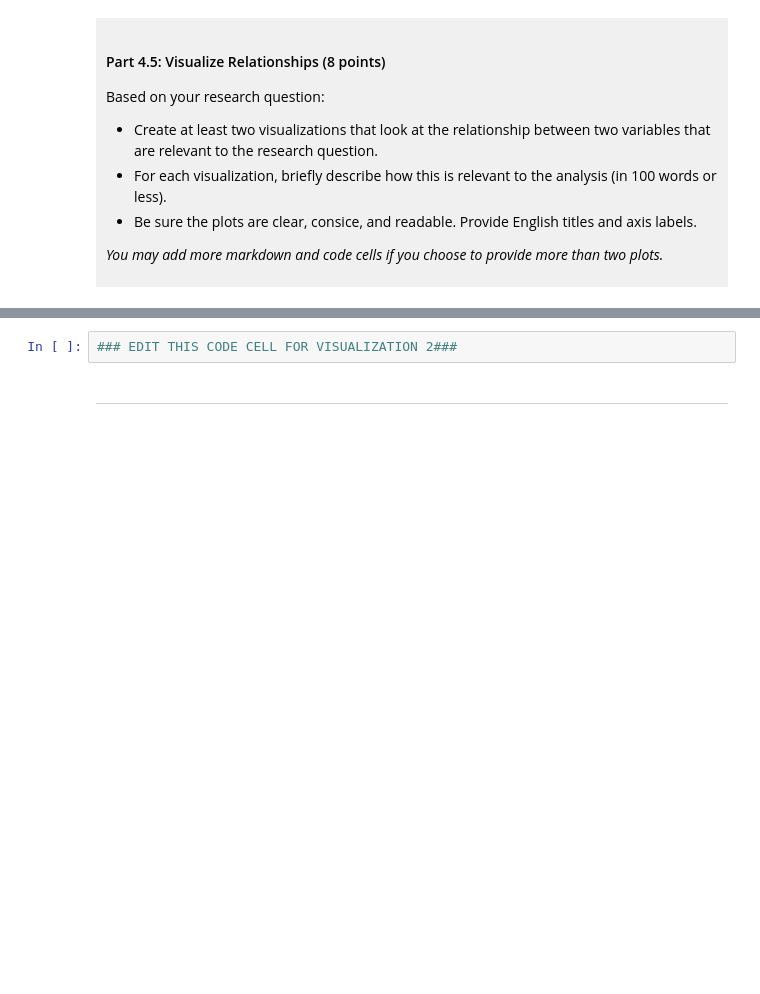
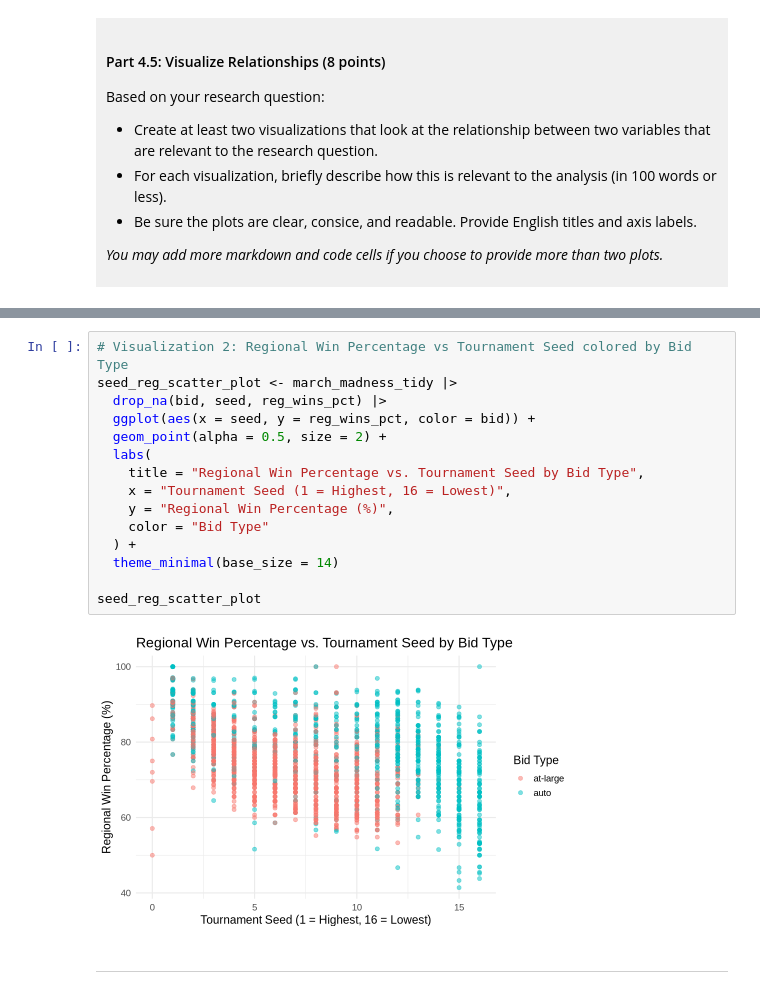
Before and after one commit to jitnue/dsci-100-project-jihoon-roh, a Jupyter notebook: dsci-100-project-notebook.ipynb, the cells around one changed output, grey strips where cells are left out. Cells and saved outputs as stored; diff of their text form; blank space fills up the shorter version.

```diff
--- a/dsci-100-project-notebook.ipynb
+++ b/dsci-100-project-notebook.ipynb
@@ -331,5 +434,20 @@ Visualization 2: %%% EDIT THIS MARKDOWN CELL%%%
 # %%
-### EDIT THIS CODE CELL FOR VISUALIZATION 2###
+# Visualization 2: Regional Win Percentage vs Tournament Seed colored by Bid Type
+seed_reg_scatter_plot <- march_madness_tidy |>
+  drop_na(bid, seed, reg_wins_pct) |>
+  ggplot(aes(x = seed, y = reg_wins_pct, color = bid)) +
+  geom_point(alpha = 0.5, size = 2) +
+  labs(
+    title = "Regional Win Percentage vs. Tournament Seed by Bid Type",
+    x = "Tournament Seed (1 = Highest, 16 = Lowest)",
+    y = "Regional Win Percentage (%)",
+    color = "Bid Type"
+  ) +
+  theme_minimal(base_size = 14)
+
+seed_reg_scatter_plot
+# %% [output]
+[figure, added]
 # %% [markdown]
 ------
 # %% [markdown]
```
Also changed, not shown: parts of 10 cells of this notebook.
